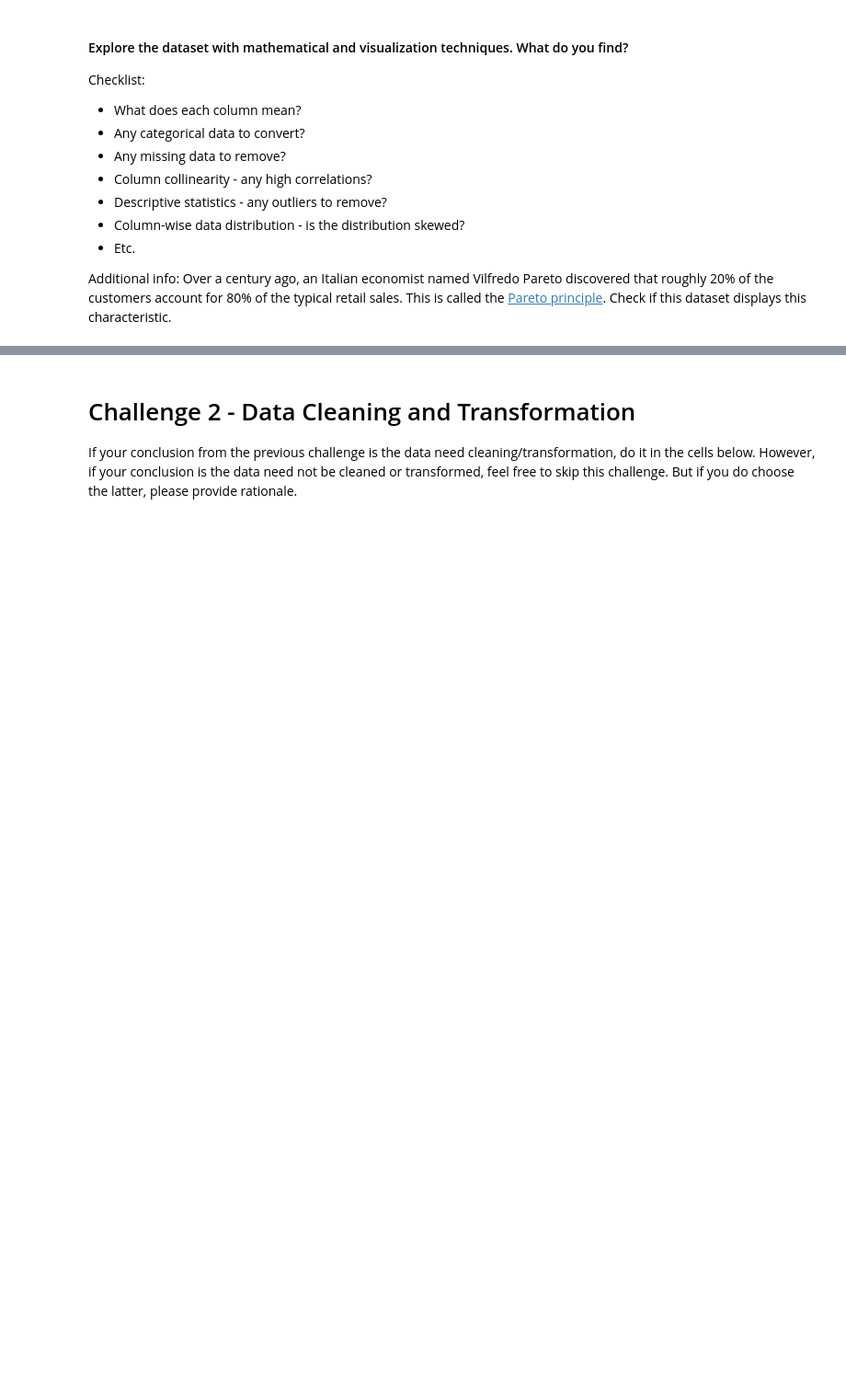
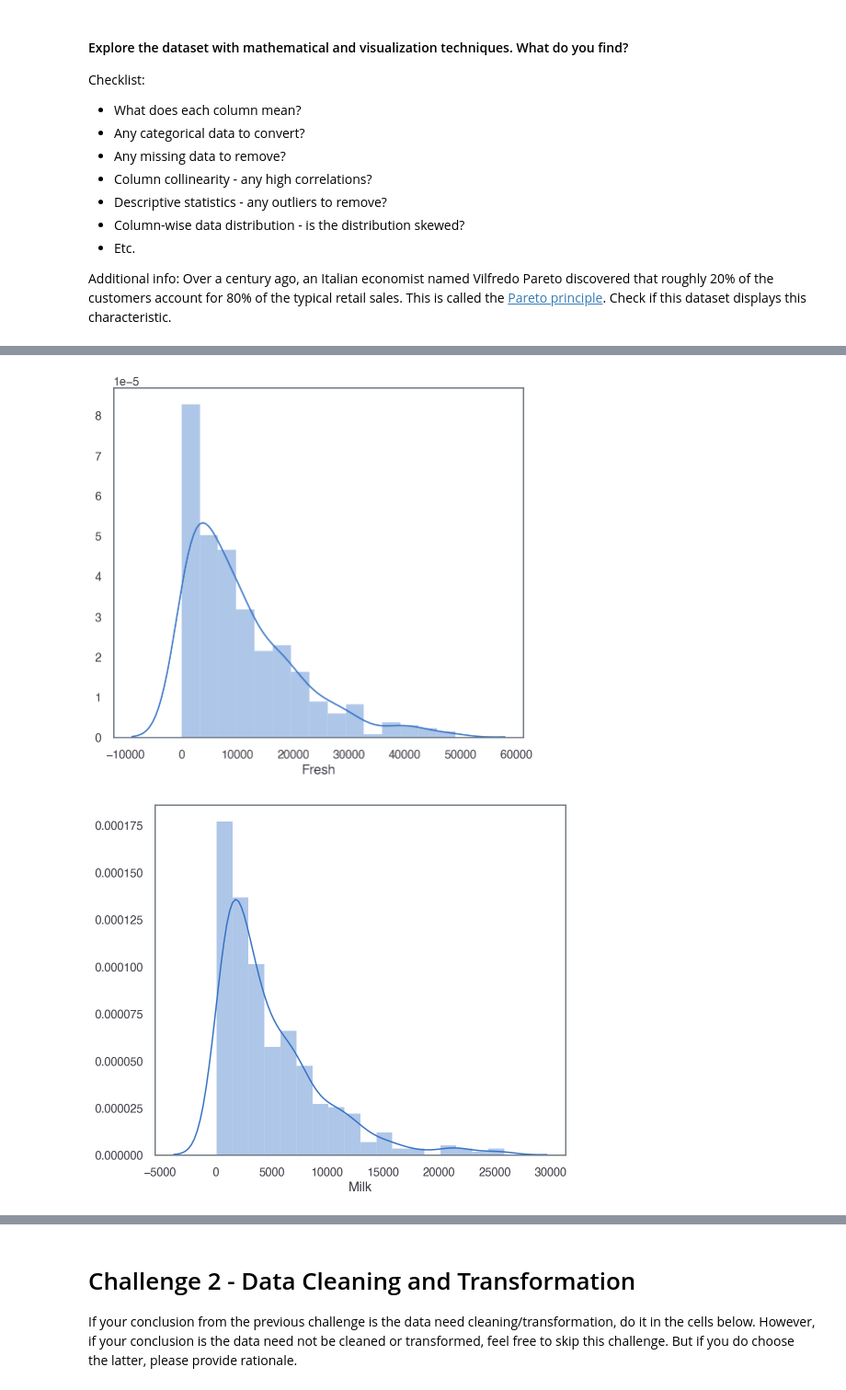
Before and after one commit to ta-data-lis/lab-unsupervised-learning, a Jupyter notebook: your-code/main.ipynb, the cells around one changed output, grey strips where cells are left out. Shown: that part at 92% size. Drawn from its saved outputs; the diff is of its cells as text; code cells hidden in the pictures; blank space fills up the shorter version.

```diff
--- a/your-code/main.ipynb
+++ b/your-code/main.ipynb
@@ -40,0 +93,20 @@ Additional info: Over a century ago, an Italian economist named Vilfredo Pareto
+# %%
+'''fig, axs = plt.subplots(3, 2, figsize = (20, 12))
+axs = axs.ravel()
+
+# Tried making it nicer with subplots but it wasn't working
+for k in range(9):
+    for i in customers_clean.columns:
+        if i != 'Channel' and i != 'Region':
+            plt.gca()#(axs[k])
+            sns.distplot(customers_clean[i])
+            plt.show()
+# %%
+# Plots showing the distributions for each column apart from those 2
+for i in customers_clean.columns:
+    if i != 'Channel' and i != 'Region':
+        sns.distplot(customers_clean[i])
+        plt.show()
+# %% [output]
+[figure, added]
+[figure, added]
```
Also changed, not shown: parts of 15 cells of this notebook.
